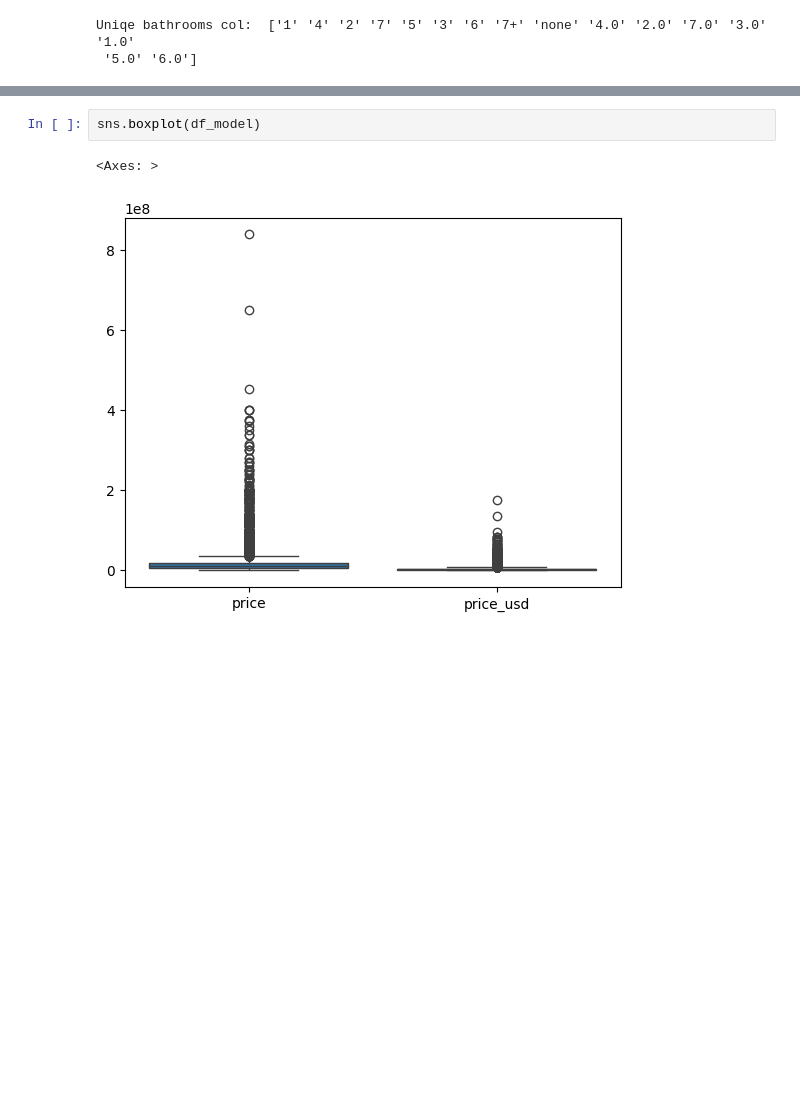
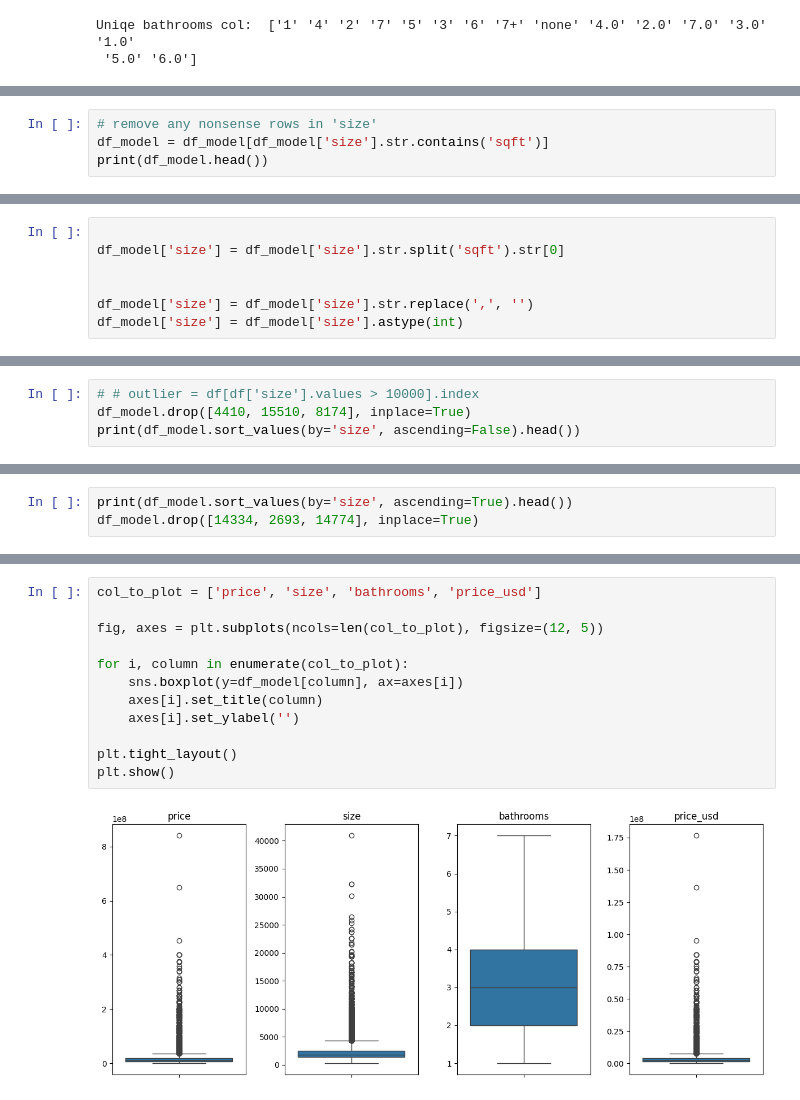
Before and after one commit to bryanchen24/Egyptian-Real-Estate-Pricing-Prediction, a Jupyter notebook: egyptian_realestate_analysis-checkpoint.ipynb, the cells around one changed output, grey strips where cells are left out. Saved outputs shown, nothing was run; the diff lists cells and outputs as text; blank space fills up the shorter version.

Commit message:
finished cleaning up, now working to find outliers

```diff
--- a/egyptian_realestate_analysis-checkpoint.ipynb
+++ b/egyptian_realestate_analysis-checkpoint.ipynb
@@ -182,0 +229,4 @@ ValueError: invalid literal for int() with base 10: '4.0'
+# %%
+# remove any nonsense rows in 'size'
+df_model = df_model[df_model['size'].str.contains('sqft')]
+print(df_model.head())
@@ -182,0 +247,7 @@ ValueError: invalid literal for int() with base 10: '4.0'
+# %%
+
+df_model['size'] = df_model['size'].str.split('sqft').str[0]
+
+
+df_model['size'] = df_model['size'].str.replace(',', '')
+df_model['size'] = df_model['size'].astype(int)
@@ -182,0 +270,4 @@ ValueError: invalid literal for int() with base 10: '4.0'
+# %%
+# # outlier = df[df['size'].values > 10000].index
+df_model.drop([4410, 15510, 8174], inplace=True)
+print(df_model.sort_values(by='size', ascending=False).head())
@@ -182,0 +288,3 @@ ValueError: invalid literal for int() with base 10: '4.0'
+# %%
+print(df_model.sort_values(by='size', ascending=True).head())
+df_model.drop([14334, 2693, 14774], inplace=True)
@@ -199,7 +338,16 @@ dtypes: float64(2), object(5)
 memory usage: 1.2+ MB
 None
 # %%
-sns.boxplot(df_model)
+col_to_plot = ['price', 'size', 'bathrooms', 'price_usd']
+
+fig, axes = plt.subplots(ncols=len(col_to_plot), figsize=(12, 5))
+
+for i, column in enumerate(col_to_plot):
+    sns.boxplot(y=df_model[column], ax=axes[i])
+    axes[i].set_title(column)
+    axes[i].set_ylabel('')
+
+plt.tight_layout()
+plt.show()
 # %% [output]
-<Axes: >
-[figure, old version]
+[figure, new version]
```
Also changed, not shown: parts of 16 cells of this notebook, 1 other file.
